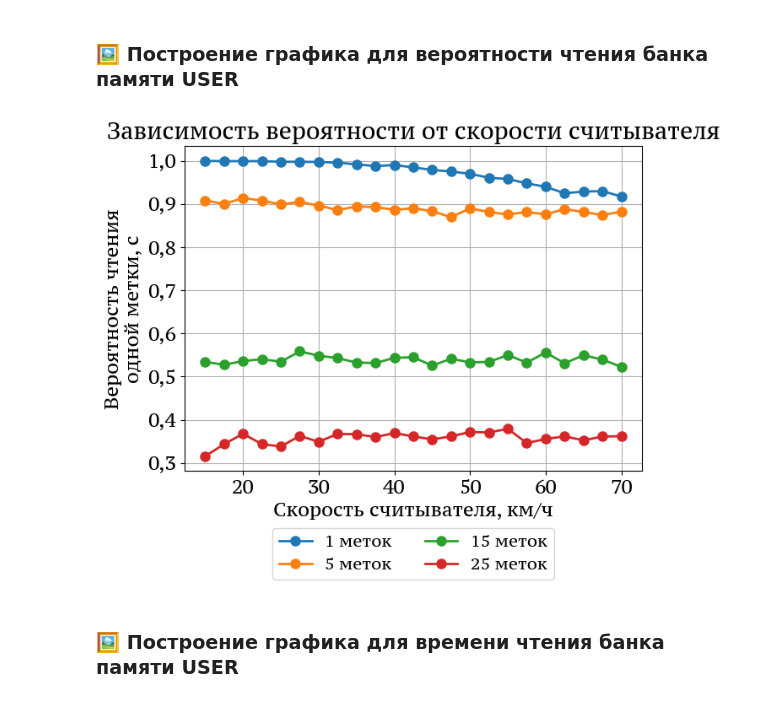
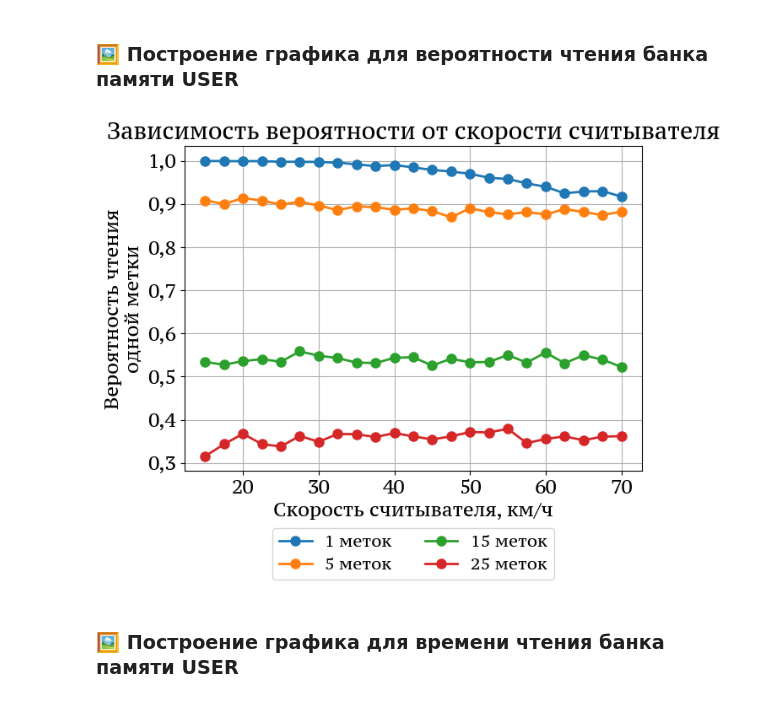
Before and after one commit to VilmenAbramian/simulation, a Jupyter notebook: pysim/experiments/notebooks/rfid_multiple_tag.ipynb, the cells around one changed output. Cells and saved outputs as stored; diff of their text form; code cells hidden in the pictures.

```diff
--- a/pysim/experiments/notebooks/rfid_multiple_tag.ipynb
+++ b/pysim/experiments/notebooks/rfid_multiple_tag.ipynb
@@ -4,7 +4,7 @@
 from pysim.experiments.utility.rfid_helper import *
 from pysim.models.rfid.params import default_params
 # %%
-SAVE_FIG = False         # Сохранять ли изображения
+SAVE_FIG = True         # Сохранять ли изображения
 SAVE_RESULTS = False    # Сохранять ли результаты в JSON
 USE_JSON = not SAVE_RESULTS        # Использовать ли результаты из JSON
 
@@ -54,8 +54,8 @@ collision_speed_result = calculate_simulations(
     variable_values=speed_variable,
     params_list=speed_params_list,
     key_fn=key_name,
-    use_json=False,
-    save_results=True,
+    use_json=USE_JSON,
+    save_results=SAVE_RESULTS,
     json_directory=JSON_DIRECTORY,
     file_name="speed_collisions.json"
 )
@@ -66,17 +66,17 @@ collision_speed_result = calculate_simulations(
 # %%
 plot_simulations_results(
     results_list=[collision_speed_result["read_user_probs"]],
     labels_list=[key_name(params) for params in tag_period_params],
     titles=["Зависимость вероятности от скорости считывателя"],
     x_variable=speed_variable,
     x_label="Скорость считывателя, км/ч",
-    y_label="Вероятность чтения\nодной метки, c",
+    y_label="Вероятность чтения\nодной метки",
     image_name="Speed probs collisions",
-    save_fig=True,
+    save_fig=SAVE_FIG,
     image_directory=IMG_DIRECTORY,
 )
 # %% [output]
-[figure, old version]
+[figure, new version]
 # %% [markdown]
 ### 🖼️ Построение графика для времени чтения банка памяти USER
 # %%
```
Also changed, not shown: parts of 17 cells of this notebook, 19 other files.
